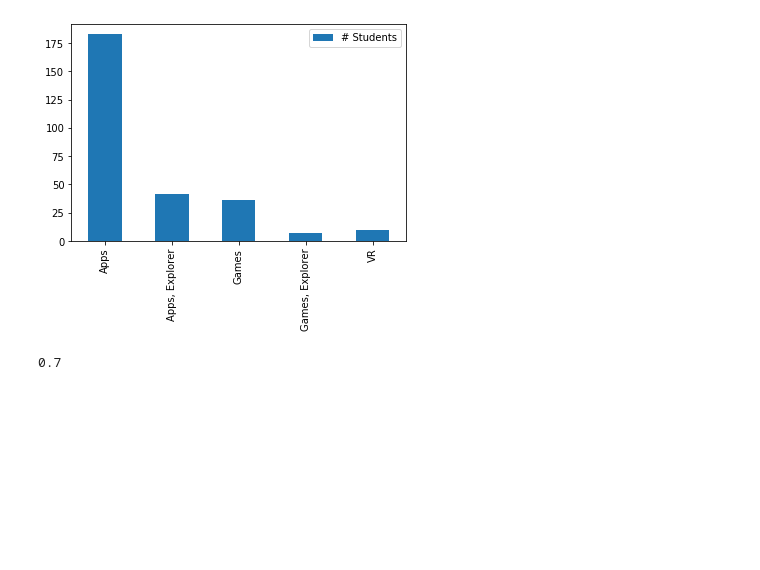
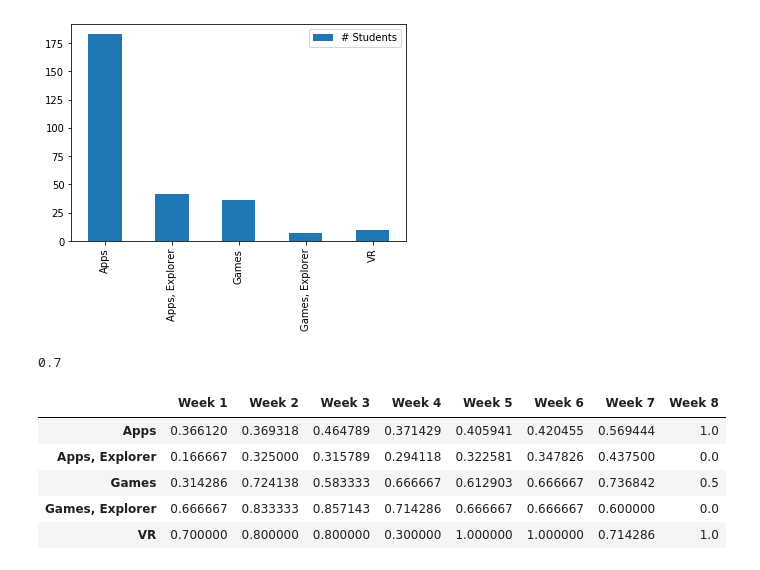
Before and after one commit to UPstartDeveloper/NPS_project, a Jupyter notebook: NPS_data_wrangling.ipynb, the cells around one changed output. Cells and saved outputs as stored; diff of their text form; code cells hidden in the pictures; blank space fills up the shorter version.

Commit message:
Tabulate NPS scores across track and week.

```diff
--- a/NPS_data_wrangling.ipynb
+++ b/NPS_data_wrangling.ipynb
@@ -109,7 +109,10 @@ def calculate_nps(track, week):
         else:
             detractors += 1
     # calculate the NPS score!
-    nps = (promoters - detractors)/(promoters + passives + detractors)
+    try:
+        nps = (promoters - detractors)/(promoters + passives + detractors)
+    except ZeroDivisionError:  # some weeks no one from the track answered the nps survey
+        nps = 0
     return nps
 # %%
 # How does the function above work? Let's test it out, using VR students during Week 1 as our data sample!
@@ -143,0 +137,29 @@ nps_by_track_per_week = pd.DataFrame(data={
+# %%
+def calculate_nps_all_tracks_one_week(track_names, week):
+    '''For one week, return the NPS score for all the tracks.'''
+    scores = list()
+    for track in track_names:
+        scores.append(calculate_nps(track, week))
+    return scores
+# %%
+# great, now let's tabulate the data, and see the NPS scores across all tracks week by week!
+nps_by_track_per_week = pd.DataFrame(data={
+        weeks[0]: calculate_nps_all_tracks_one_week(track_names, weeks[0]), # list of NPS scores for week 1 only
+        weeks[1]: calculate_nps_all_tracks_one_week(track_names, weeks[1]), # done across all tracks
+        weeks[2]: calculate_nps_all_tracks_one_week(track_names, weeks[2]), # track order is as follows:
+        weeks[3]: calculate_nps_all_tracks_one_week(track_names, weeks[3]), # Apps, Apps, Explorer,Games,Games, Explorer,VR
+        weeks[4]: calculate_nps_all_tracks_one_week(track_names, weeks[4]),
+        weeks[5]: calculate_nps_all_tracks_one_week(track_names, weeks[5]),
+        weeks[6]: calculate_nps_all_tracks_one_week(track_names, weeks[6]),
+        weeks[7]: calculate_nps_all_tracks_one_week(track_names, weeks[7]),
+    } , index=track_names
+)
+
+nps_by_track_per_week
+# %% [output]
+|  | Week 1 | Week 2 | Week 3 | Week 4 | Week 5 | Week 6 | Week 7 | Week 8 |
+| Apps | 0.366120 | 0.369318 | 0.464789 | 0.371429 | 0.405941 | 0.420455 | 0.569444 | 1.0 |
+| Apps, Explorer | 0.166667 | 0.325000 | 0.315789 | 0.294118 | 0.322581 | 0.347826 | 0.437500 | 0.0 |
+| Games | 0.314286 | 0.724138 | 0.583333 | 0.666667 | 0.612903 | 0.666667 | 0.736842 | 0.5 |
+| Games, Explorer | 0.666667 | 0.833333 | 0.857143 | 0.714286 | 0.666667 | 0.666667 | 0.600000 | 0.0 |
+| VR | 0.700000 | 0.800000 | 0.800000 | 0.300000 | 1.000000 | 1.000000 | 0.714286 | 1.0 |
```
Also changed, not shown: parts of 2 cells of this notebook.
